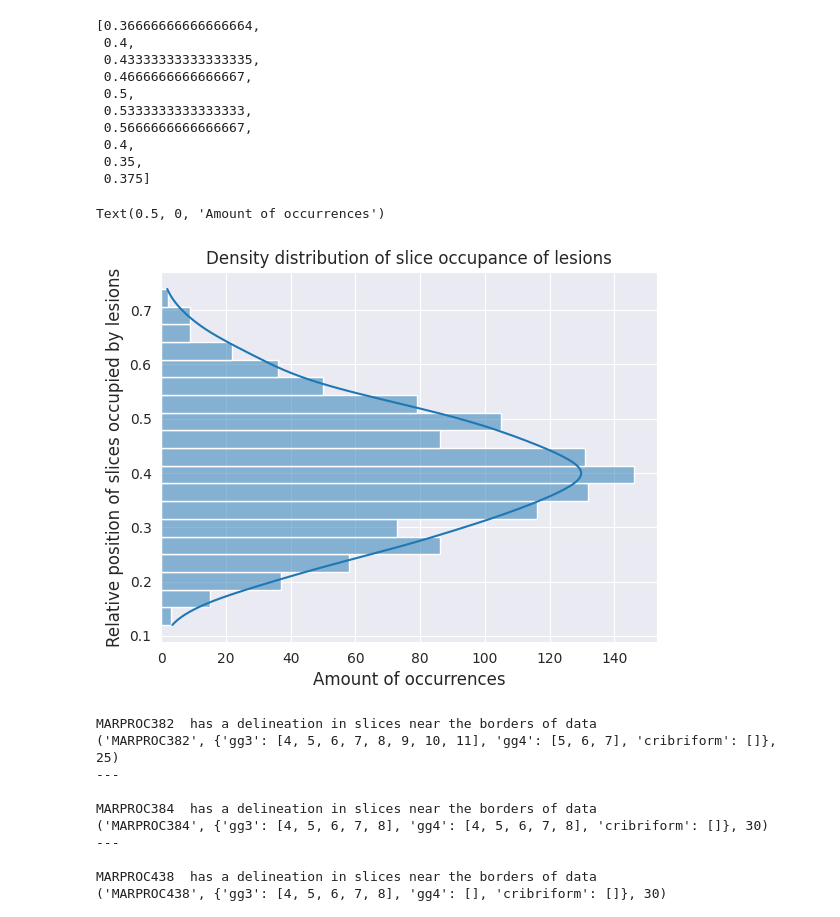
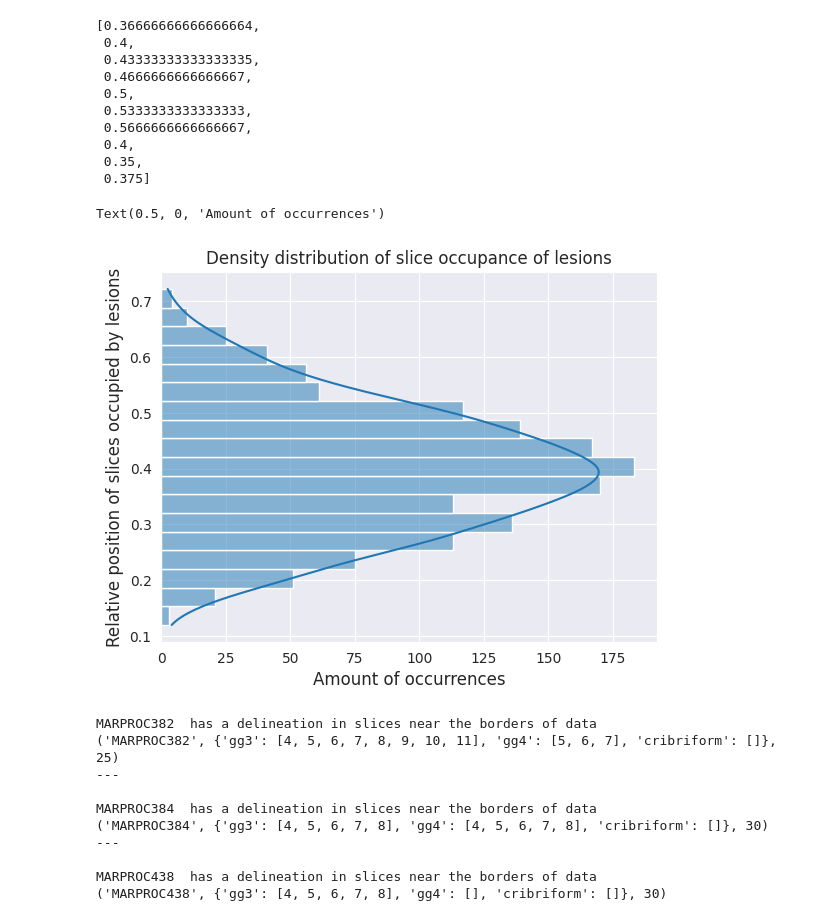
Before and after one commit to Looqes/pca_thesis_project, a Jupyter notebook: notebooks/eda2.ipynb, the cells around one changed output. Cells and saved outputs as stored; diff of their text form; code cells hidden in the pictures.

```diff
--- a/notebooks/eda2.ipynb
+++ b/notebooks/eda2.ipynb
@@ -377,18 +381,18 @@ lesion_occupied_slices[:10]
 # %%
 # fig, ax = plt.subplots(figsize=(10, 6))
 
 g = sns.histplot(y = lesion_occupied_slices,
             kde=True,
-            bins = 19)
+            bins = 18)
 
 
 
 plt.title("Density distribution of slice occupance of lesions")
 plt.ylabel("Relative position of slices occupied by lesions", fontsize = 12)
 plt.xlabel("Amount of occurrences", fontsize = 12)
 # %% [output]
 Text(0.5, 0, 'Amount of occurrences')
-[figure, old version]
+[figure, new version]
 # %%
 occupance_counts = defaultdict(int)
 
```
Also changed, not shown: parts of 11 cells of this notebook, 4 other files.
